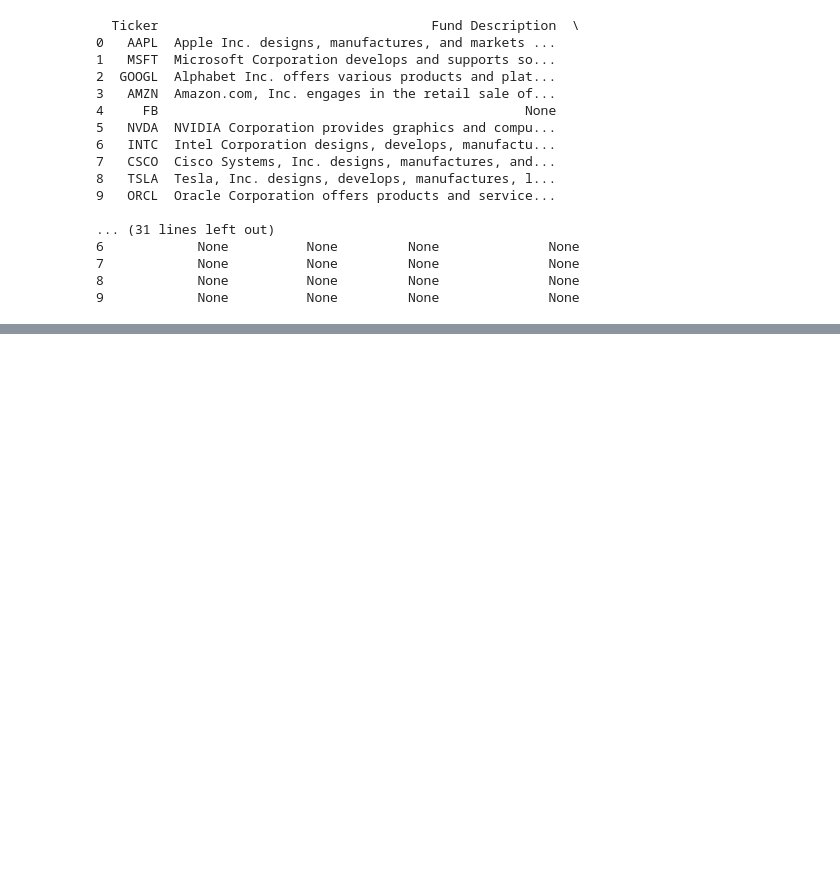
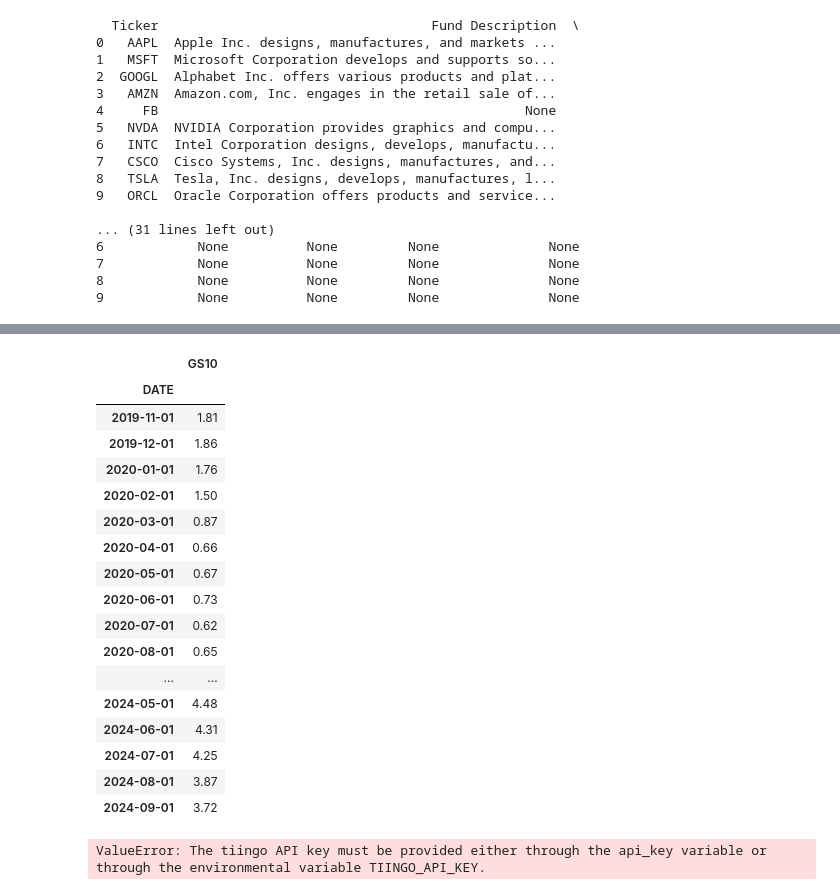
Before and after one commit to carlotagordillo2/Housing-factor, a Jupyter notebook: api_gob.ipynb, the cells around one changed output, grey strips where cells are left out. Saved outputs shown, nothing was run; the diff lists cells and outputs as text; code cells hidden in the pictures; blank space fills up the shorter version.

```diff
--- a/api_gob.ipynb
+++ b/api_gob.ipynb
@@ -566,0 +589,30 @@ df_tech.to_csv('tech_companies_data.csv', index=False)
+# %%
+import pandas_datareader as pdr
+pdr.get_data_fred('GS10')
+# %% [output]
+|  | GS10 |
+| DATE |  |
+| 2019-11-01 | 1.81 |
+| 2019-12-01 | 1.86 |
+| 2020-01-01 | 1.76 |
+| 2020-02-01 | 1.50 |
+| 2020-03-01 | 0.87 |
+| 2020-04-01 | 0.66 |
+| 2020-05-01 | 0.67 |
+| 2020-06-01 | 0.73 |
+| 2020-07-01 | 0.62 |
+| 2020-08-01 | 0.65 |
+| ... | ... |
+| 2024-05-01 | 4.48 |
+| 2024-06-01 | 4.31 |
+| 2024-07-01 | 4.25 |
+| 2024-08-01 | 3.87 |
+| 2024-09-01 | 3.72 |
+# %%
+import os
+import pandas_datareader as pdr
+
+df = pdr.get_data_tiingo('GOOG', api_key=os.getenv('TIINGO_API_KEY'))
+df.head()
+# %% [output]
+ValueError: The tiingo API key must be provided either through the api_key variable or through the environmental variable TIINGO_API_KEY.
```
Also changed, not shown: parts of 7 cells of this notebook, 1 other file.
